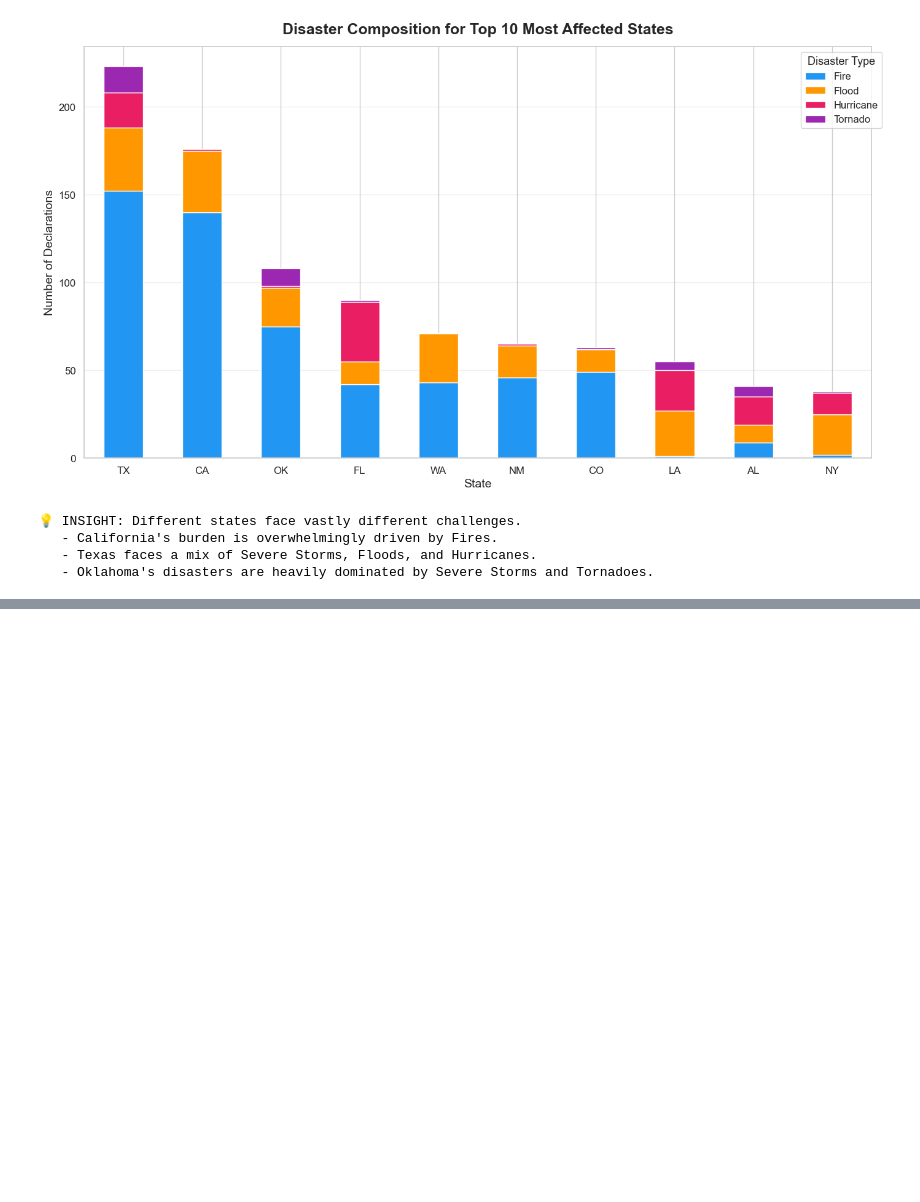
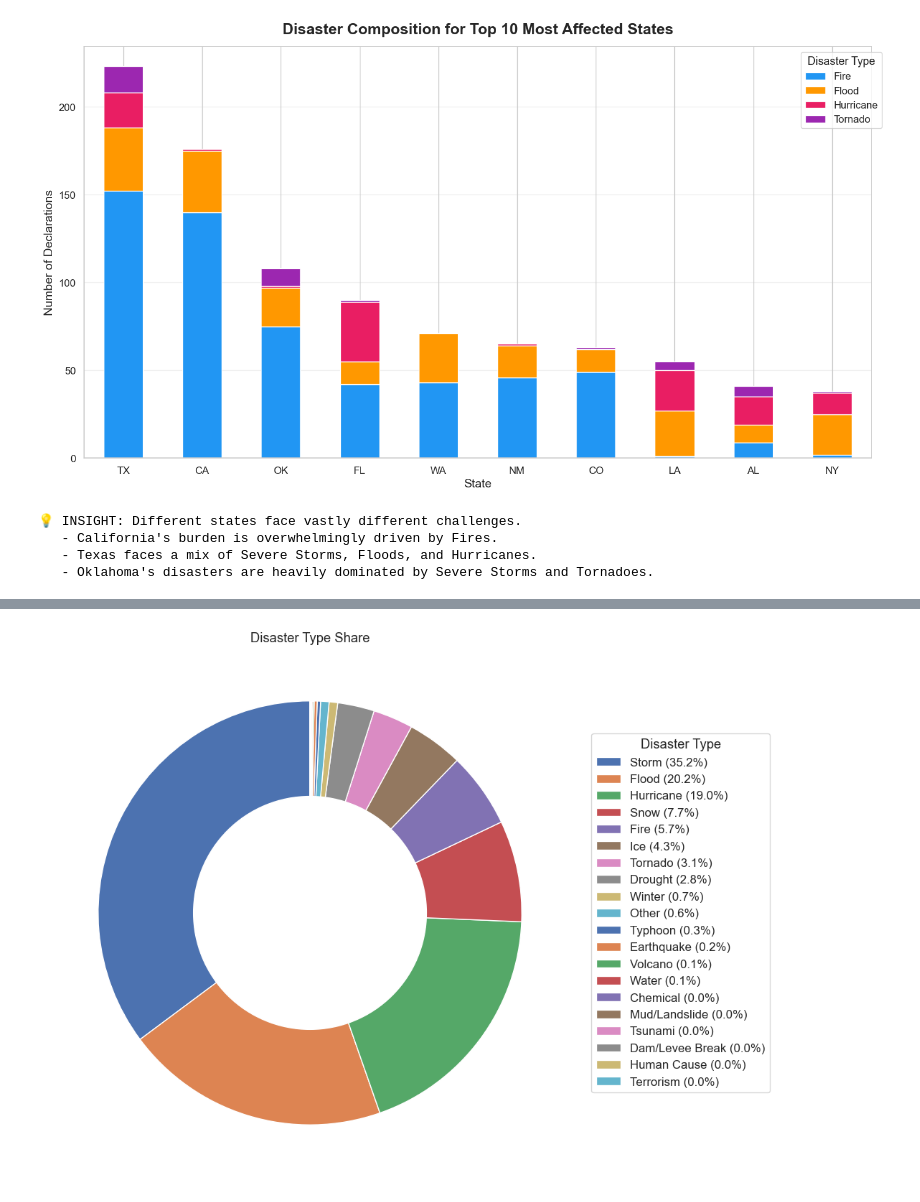
Before and after one commit to GKSJ19/USND, a Jupyter notebook: notebooks/analysis.ipynb, the cells around one changed output, grey strips where cells are left out. Saved outputs shown, nothing was run; the diff lists cells and outputs as text; code cells hidden in the pictures; blank space fills up the shorter version.

```diff
--- a/notebooks/analysis.ipynb
+++ b/notebooks/analysis.ipynb
@@ -581,0 +708,28 @@ print("   - Oklahoma's disasters are heavily dominated by Severe Storms and Torn
+# %%
+plt.figure(figsize=(10,8))
+total_count = incident_counts['count'].sum()
+legend_labels = [f"{name} ({count / total_count * 100:.1f}%)" for name, count in zip(incident_counts['incidentType'], incident_counts['count'])]
+wedges, texts = plt.pie(
+    incident_counts['count'],
+    labels=None,
+    startangle=90,
+    wedgeprops={'linewidth': 1, 'edgecolor': 'white'}
+)
+
+centre_circle = plt.Circle((0, 0), 0.55, fc='white')
+fig = plt.gcf()
+fig.gca().add_artist(centre_circle)
+
+plt.legend(
+    wedges,
+    legend_labels,
+    title='Disaster Type',
+    loc='center left',
+    bbox_to_anchor=(1.02, 0.5)
+)
+
+plt.title("Disaster Type Share")
+plt.tight_layout()
+plt.show()
+# %% [output]
+[figure, added]
```
Also changed, not shown: parts of 15 cells of this notebook, 39 other files.
